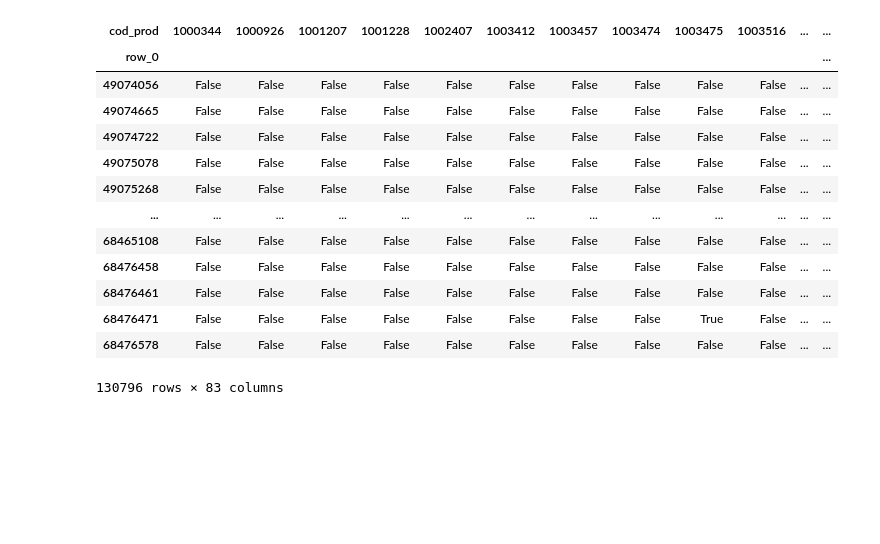
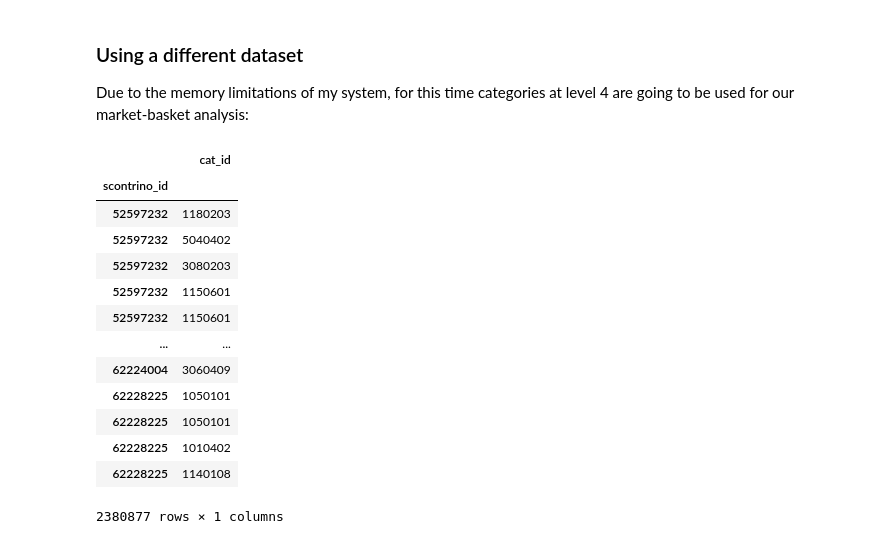
Before and after one commit to marcospampi/lab-data-mining, a Jupyter notebook: homework3/homework.ipynb, the cells around one changed output. Cells and saved outputs as stored; diff of their text form; code cells hidden in the pictures; blank space fills up the shorter version.

```diff
--- a/homework3/homework.ipynb
+++ b/homework3/homework.ipynb
@@ -13,20 +20,28 @@ cache = CacheManager(dataset_path).get_cache()
-# %%
-from src.utils import item_cross_trx
-min_support = 0.001
-cross_trx = item_cross_trx(cache.transactions, min_support=min_support)
-cross_trx
-# %% [output]
-| cod_prod | 1000344 | 1000926 | 1001207 | 1001228 | 1002407 | 1003412 | 1003457 | 1003474 | 1003475 | 1003516 | ... | ... |
-| row_0 |  |  |  |  |  |  |  |  |  |  |  | ... |
-| 49074056 | False | False | False | False | False | False | False | False | False | False | ... | ... |
-| 49074665 | False | False | False | False | False | False | False | False | False | False | ... | ... |
-| 49074722 | False | False | False | False | False | False | False | False | False | False | ... | ... |
-| 49075078 | False | False | False | False | False | False | False | False | False | False | ... | ... |
-| 49075268 | False | False | False | False | False | False | False | False | False | False | ... | ... |
-| ... | ... | ... | ... | ... | ... | ... | ... | ... | ... | ... | ... | ... |
-| 68465108 | False | False | False | False | False | False | False | False | False | False | ... | ... |
-| 68476458 | False | False | False | False | False | False | False | False | False | False | ... | ... |
-| 68476461 | False | False | False | False | False | False | False | False | False | False | ... | ... |
-| 68476471 | False | False | False | False | False | False | False | False | True | False | ... | ... |
-| 68476578 | False | False | False | False | False | False | False | False | False | False | ... | ... |
-130796 rows × 83 columns
+# %% [markdown]
+### Using a different dataset
+Due to the memory limitations of my system, for this time categories at level 4 are going to be used for our market-basket analysis:
+# %%
+
+trx_df = (
+    cache.transactions
+        .join(cache.items, on='cod_prod')
+        ['liv4']
+        .rename('cat_id')
+        .to_frame()
+)
+trx_df
+# %% [output]
+|  | cat_id |
+| scontrino_id |  |
+| 52597232 | 1180203 |
+| 52597232 | 5040402 |
+| 52597232 | 3080203 |
+| 52597232 | 1150601 |
+| 52597232 | 1150601 |
+| ... | ... |
+| 62224004 | 3060409 |
+| 62228225 | 1050101 |
+| 62228225 | 1050101 |
+| 62228225 | 1010402 |
+| 62228225 | 1140108 |
+2380877 rows × 1 columns
```
Also changed, not shown: parts of 21 cells of this notebook, 6 other files.
